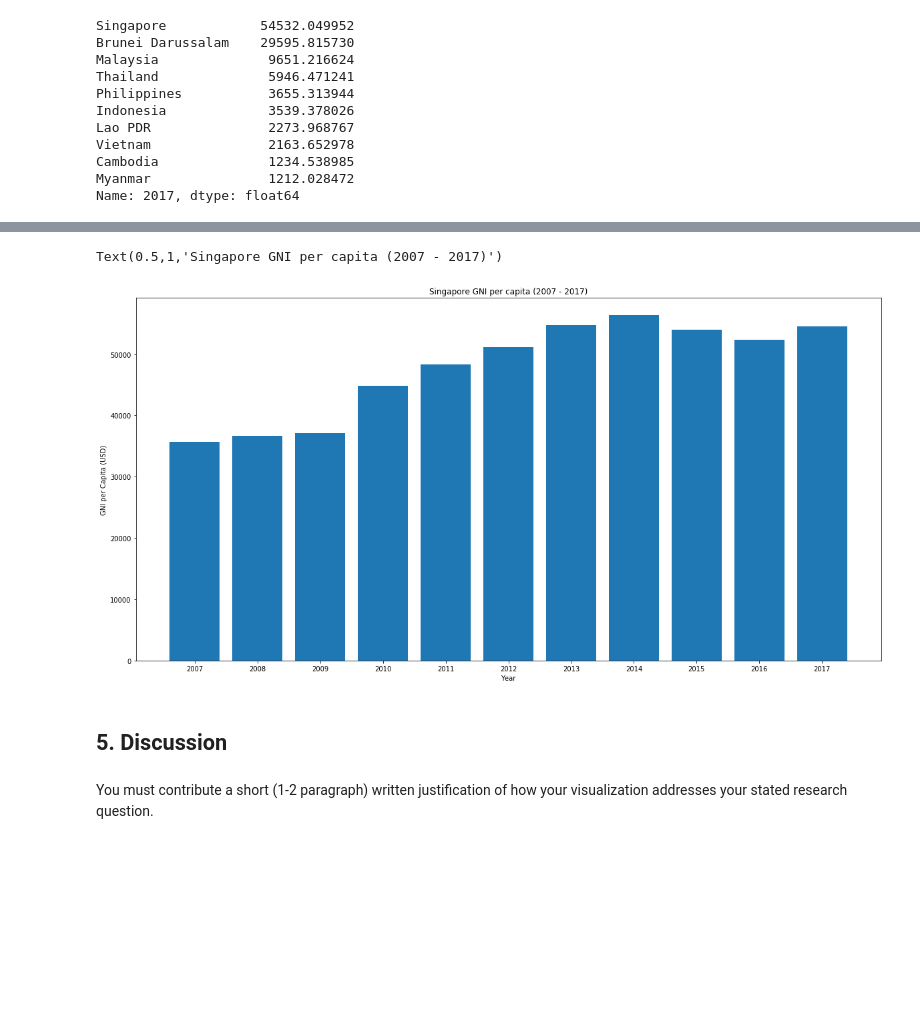
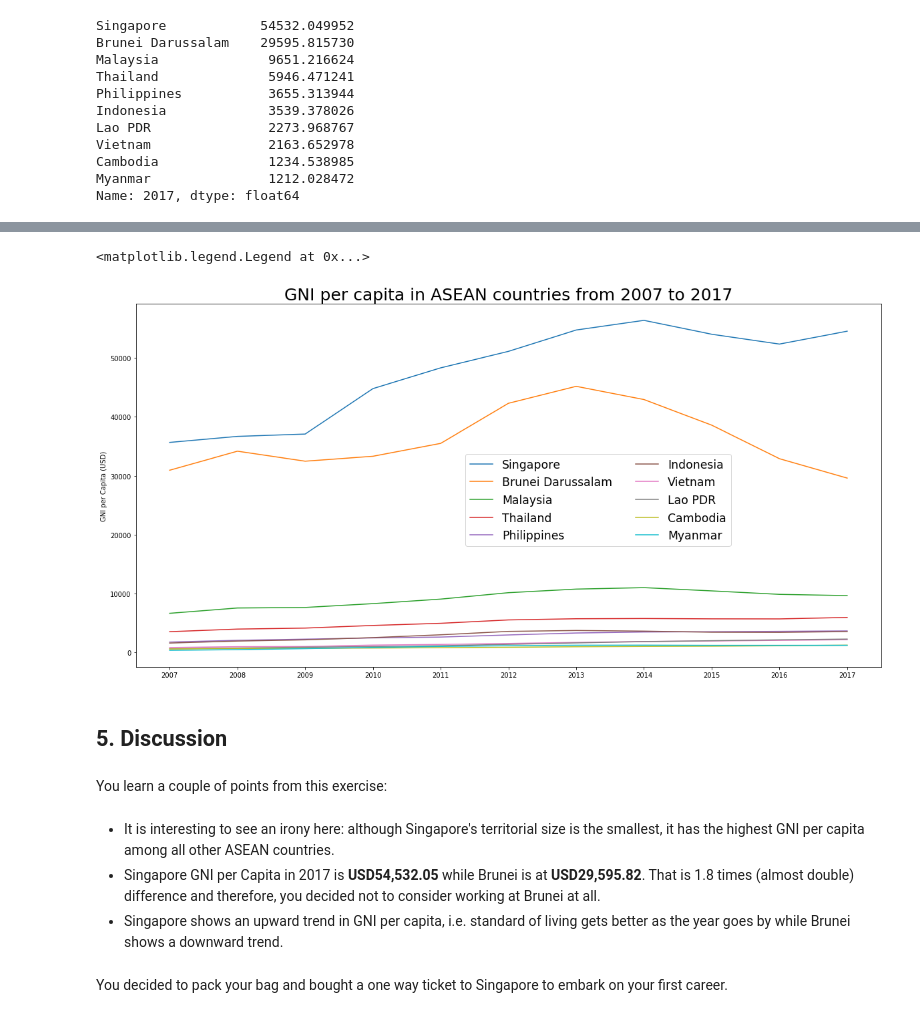
Before and after one commit to andriyantohalim/AppliedDataScienceMichigan, a Jupyter notebook: Assg4.ipynb, the cells around one changed output, grey strips where cells are left out. Saved outputs shown, nothing was run; the diff lists cells and outputs as text; code cells hidden in the pictures; blank space fills up the shorter version.

```diff
--- a/Assg4.ipynb
+++ b/Assg4.ipynb
@@ -274,19 +281,22 @@ Name: Singapore, dtype: float64
-# %%
-
-
-plt.figure(figsize=(20,10))
-
-plt.bar(df_GNIperCap_ASEAN.loc["Singapore"].index, df_GNIperCap_ASEAN.loc["Singapore"])
-plt.vhaxsi
-
-plt.xlabel("Year")
-plt.ylabel("GNI per Capita (USD)")
-plt.title("Singapore GNI per capita (2007 - 2017)")
-# %% [output]
-Text(0.5,1,'Singapore GNI per capita (2007 - 2017)')
-[figure, removed]
+# %%
+plt.figure(figsize=(20,10))
+plt.title("GNI per capita in ASEAN countries from 2007 to 2017", {'fontsize' : 25})
+plt.ylabel("GNI per Capita (USD)")
+
+for country in ASEAN:
+    plt.plot(df_GNIperCap_ASEAN.loc[country].index, df_GNIperCap_ASEAN.loc[country])
+
+plt.legend(loc='best', borderaxespad=13,  ncol=2, fontsize='xx-large', frameon=True)
+# %% [output]
+<matplotlib.legend.Legend at 0x...>
+[figure, added]
 # %% [markdown]
 ## 5. Discussion
-# %% [markdown]
-You must contribute a short (1-2 paragraph) written justification of how your visualization
-addresses your stated research question.
+# %% [markdown]
+You learn a couple of points from this exercise:
+# %% [markdown]
+* It is interesting to see an irony here: although Singapore's territorial size is the smallest, it has the highest GNI per capita among all other ASEAN countries.
+* Singapore GNI per Capita in 2017 is **USD54,532.05** while Brunei is at **USD29,595.82**. That is 1.8 times (almost double) difference and therefore, you decided not to consider working at Brunei at all.
+* Singapore shows an upward trend in GNI per capita, i.e. standard of living gets better as the year goes by while Brunei shows a downward trend.
+# %% [markdown]
+You decided to pack your bag and bought a one way ticket to Singapore to embark on your first career.
```
Also changed, not shown: parts of 34 cells of this notebook.
